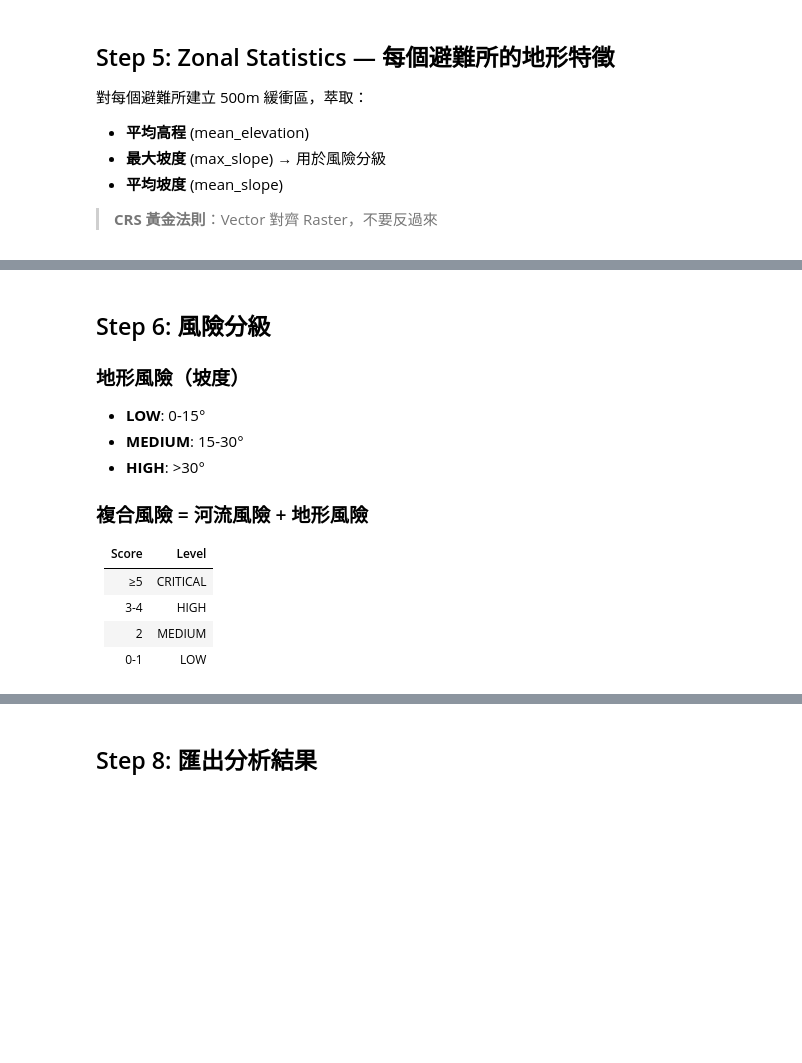
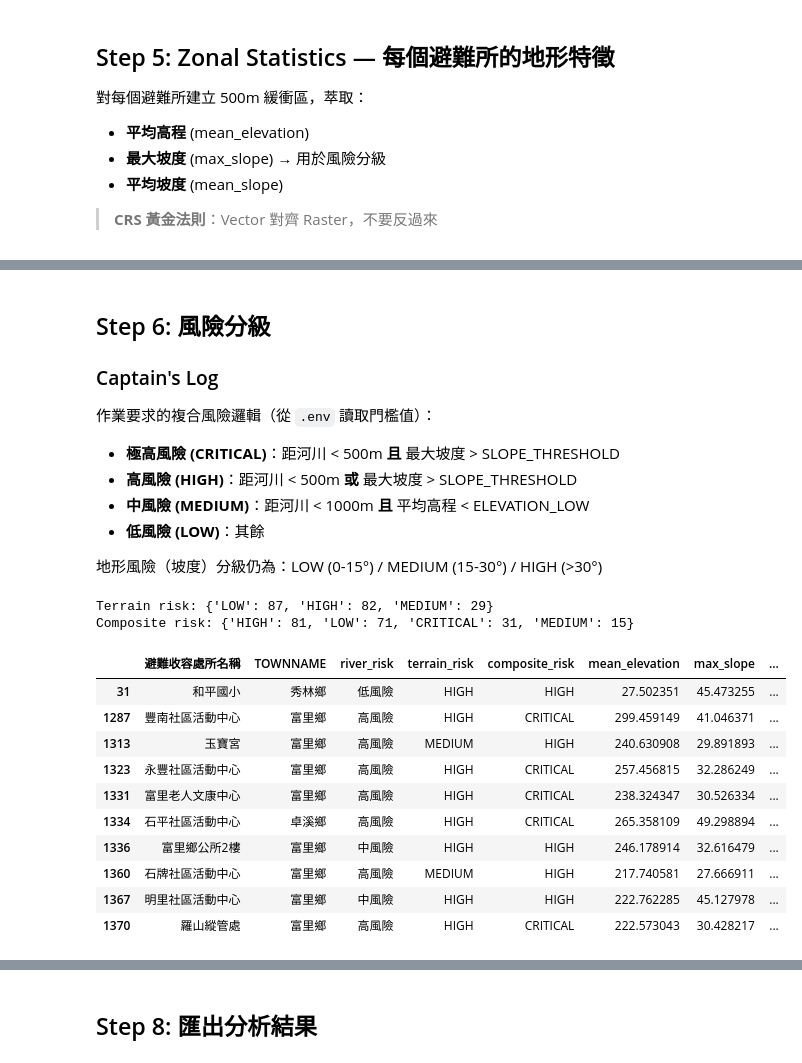
Before and after one commit to SianQQQ/week4-ARIA-v2, a Jupyter notebook: ARIA_v2.ipynb, the cells around one changed output, grey strips where cells are left out. Drawn from its saved outputs; the diff is of its cells as text; code cells hidden in the pictures; blank space fills up the shorter version.

```diff
--- a/ARIA_v2.ipynb
+++ b/ARIA_v2.ipynb
@@ -166,40 +207,62 @@ print(f'Max slope: {shelters_h["max_slope"].min():.1f}~{shelters_h["max_slope"].
 # %% [markdown]
 ## Step 6: 風險分級
-### 地形風險（坡度）
-- **LOW**: 0-15°
-- **MEDIUM**: 15-30°
-- **HIGH**: >30°
 
-### 複合風險 = 河流風險 + 地形風險
-| Score | Level |
-|-------|-------|
-| ≥5 | CRITICAL |
-| 3-4 | HIGH |
-| 2 | MEDIUM |
-| 0-1 | LOW |
+### Captain's Log
+作業要求的複合風險邏輯（從 `.env` 讀取門檻值）：
+- **極高風險 (CRITICAL)**：距河川 < 500m **且** 最大坡度 > SLOPE_THRESHOLD
+- **高風險 (HIGH)**：距河川 < 500m **或** 最大坡度 > SLOPE_THRESHOLD
+- **中風險 (MEDIUM)**：距河川 < 1000m **且** 平均高程 < ELEVATION_LOW
+- **低風險 (LOW)**：其餘
+
+地形風險（坡度）分級仍為：LOW (0-15°) / MEDIUM (15-30°) / HIGH (>30°)
 # %%
 def slope_risk(s):
     if pd.isna(s): return '未知'
     if s > 30: return 'HIGH'
     if s > 15: return 'MEDIUM'
     return 'LOW'
 
 shelters_h['terrain_risk'] = shelters_h['max_slope'].apply(slope_risk)
 
-def composite(river, terrain):
-    rm = {'高風險': 3, '中風險': 2, '低風險': 1, '安全': 0}
-    tm = {'HIGH': 3, 'MEDIUM': 2, 'LOW': 1, '未知': 0}
-    s = rm.get(river, 0) + tm.get(terrain, 0)
-    if s >= 5: return 'CRITICAL'
-    if s >= 3: return 'HIGH'
-    if s >= 2: return 'MEDIUM'
-    return 'LOW'
+# River distance categories for composite logic
+shelters_h['river_distance_category'] = shelters_h['river_risk'].map({
+    '高風險': '<500m', '中風險': '500-1000m', '低風險': '1000-2000m', '安全': '>2000m'
+})
 
-shelters_h['composite_risk'] = shelters_h.apply(
-    lambda r: composite(r['river_risk'], r['terrain_risk']), axis=1)
+# Composite risk per homework spec
+def composite(row):
+    near_500 = row['river_risk'] == '高風險'        # < 500m
+    near_1000 = row['river_risk'] in ['高風險', '中風險']  # < 1000m
+    steep = row['max_slope'] > SLOPE_THRESHOLD if pd.notna(row['max_slope']) else False
+    low_elev = row['mean_elevation'] < ELEVATION_LOW if pd.notna(row['mean_elevation']) else False
+
+    if near_500 and steep:
+        return 'CRITICAL'
+    elif near_500 or steep:
+        return 'HIGH'
+    elif near_1000 and low_elev:
+        return 'MEDIUM'
+    else:
+        return 'LOW'
+
+shelters_h['composite_risk'] = shelters_h.apply(composite, axis=1)
 
 print(f'Terrain risk: {shelters_h["terrain_risk"].value_counts().to_dict()}')
 print(f'Composite risk: {shelters_h["composite_risk"].value_counts().to_dict()}')
 shelters_h[['避難收容處所名稱', 'TOWNNAME', 'river_risk', 'terrain_risk',
-            'composite_risk', 'mean_elevation', 'max_slope']].head(10)
+            'composite_risk', 'mean_elevation', 'max_slope', 'river_distance_category']].head(10)
+# %% [output]
+Terrain risk: {'LOW': 87, 'HIGH': 82, 'MEDIUM': 29}
+Composite risk: {'HIGH': 81, 'LOW': 71, 'CRITICAL': 31, 'MEDIUM': 15}
+|  | 避難收容處所名稱 | TOWNNAME | river_risk | terrain_risk | composite_risk | mean_elevation | max_slope | ... |
+| 31 | 和平國小 | 秀林鄉 | 低風險 | HIGH | HIGH | 27.502351 | 45.473255 | ... |
+| 1287 | 豐南社區活動中心 | 富里鄉 | 高風險 | HIGH | CRITICAL | 299.459149 | 41.046371 | ... |
+| 1313 | 玉寶宮 | 富里鄉 | 高風險 | MEDIUM | HIGH | 240.630908 | 29.891893 | ... |
+| 1323 | 永豐社區活動中心 | 富里鄉 | 高風險 | HIGH | CRITICAL | 257.456815 | 32.286249 | ... |
+| 1331 | 富里老人文康中心 | 富里鄉 | 高風險 | HIGH | CRITICAL | 238.324347 | 30.526334 | ... |
+| 1334 | 石平社區活動中心 | 卓溪鄉 | 高風險 | HIGH | CRITICAL | 265.358109 | 49.298894 | ... |
+| 1336 | 富里鄉公所2樓 | 富里鄉 | 中風險 | HIGH | HIGH | 246.178914 | 32.616479 | ... |
+| 1360 | 石牌社區活動中心 | 富里鄉 | 高風險 | MEDIUM | HIGH | 217.740581 | 27.666911 | ... |
+| 1367 | 明里社區活動中心 | 富里鄉 | 中風險 | HIGH | HIGH | 222.762285 | 45.127978 | ... |
+| 1370 | 羅山縱管處 | 富里鄉 | 高風險 | HIGH | CRITICAL | 222.573043 | 30.428217 | ... |
 # %% [markdown]
```
Also changed, not shown: parts of 10 cells of this notebook, 5 other files.
